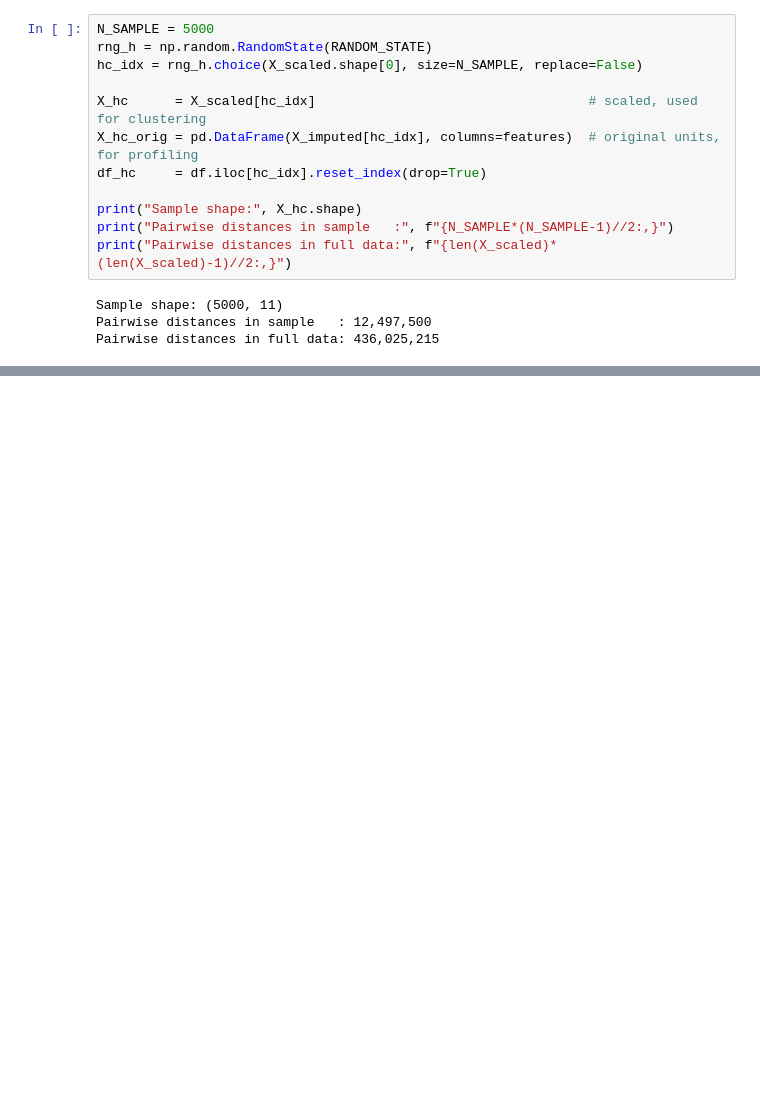
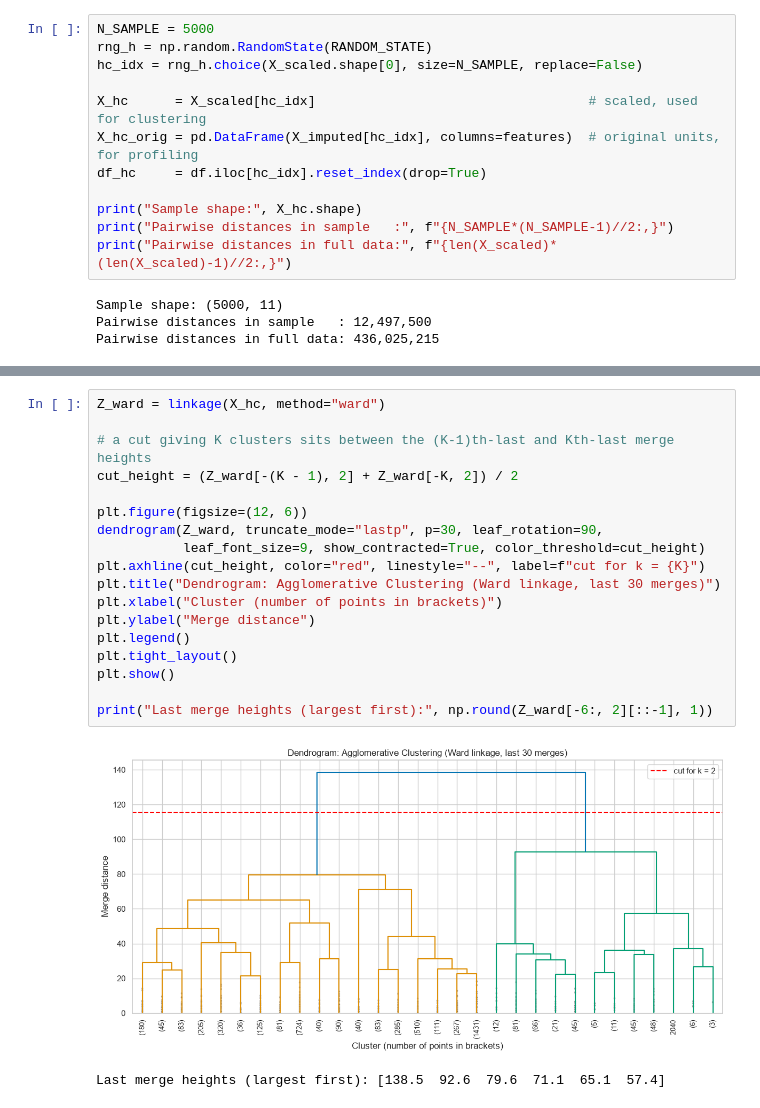
Before and after one commit to AdwitSingh37/Machine-Learning-Capstone-AQI-prediction, a Jupyter notebook: air_quality_kmeans_clustering.ipynb, the cells around one changed output, grey strips where cells are left out. Saved outputs shown, nothing was run; the diff lists cells and outputs as text; blank space fills up the shorter version.

Commit message:
Add k selection and linkage comparison

```diff
--- a/air_quality_kmeans_clustering.ipynb
+++ b/air_quality_kmeans_clustering.ipynb
@@ -331,0 +336,21 @@ Pairwise distances in full data: 436,025,215
+# %%
+Z_ward = linkage(X_hc, method="ward")
+
+# a cut giving K clusters sits between the (K-1)th-last and Kth-last merge heights
+cut_height = (Z_ward[-(K - 1), 2] + Z_ward[-K, 2]) / 2
+
+plt.figure(figsize=(12, 6))
+dendrogram(Z_ward, truncate_mode="lastp", p=30, leaf_rotation=90,
+           leaf_font_size=9, show_contracted=True, color_threshold=cut_height)
+plt.axhline(cut_height, color="red", linestyle="--", label=f"cut for k = {K}")
+plt.title("Dendrogram: Agglomerative Clustering (Ward linkage, last 30 merges)")
+plt.xlabel("Cluster (number of points in brackets)")
+plt.ylabel("Merge distance")
+plt.legend()
+plt.tight_layout()
+plt.show()
+
+print("Last merge heights (largest first):", np.round(Z_ward[-6:, 2][::-1], 1))
+# %% [output]
+[figure, added]
+Last merge heights (largest first): [138.5  92.6  79.6  71.1  65.1  57.4]
```
Also changed, not shown: parts of 8 cells of this notebook.
